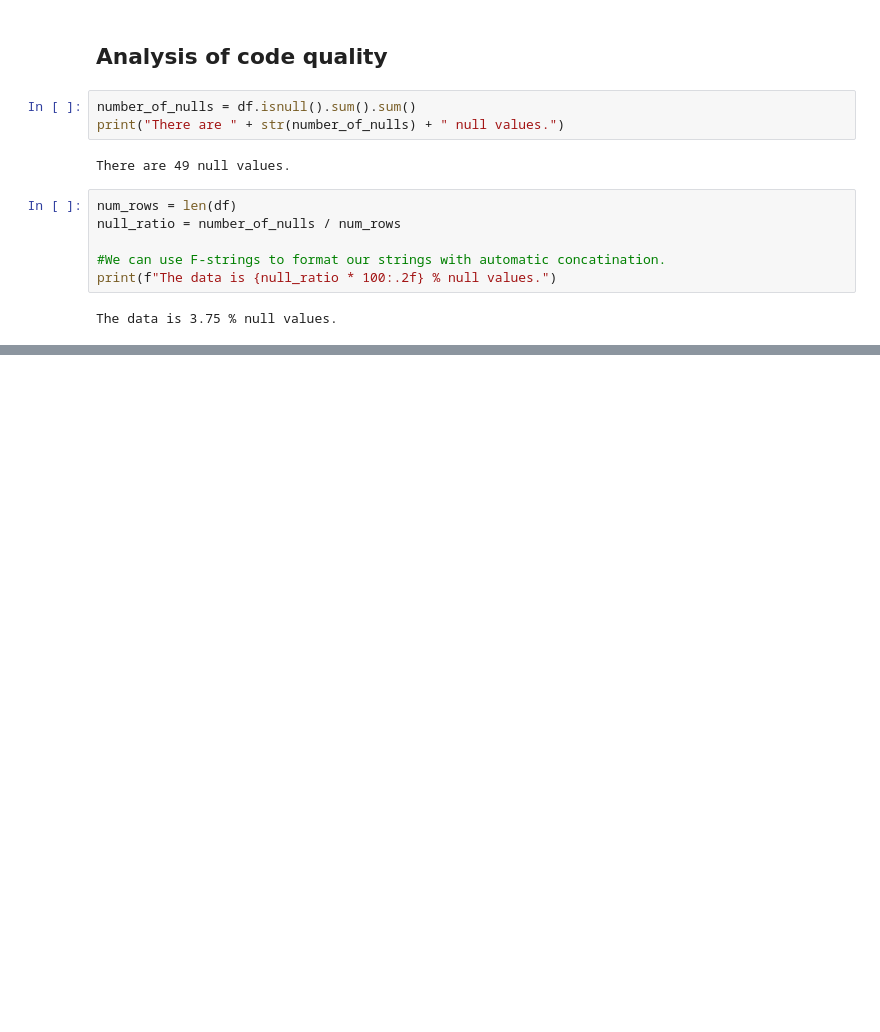
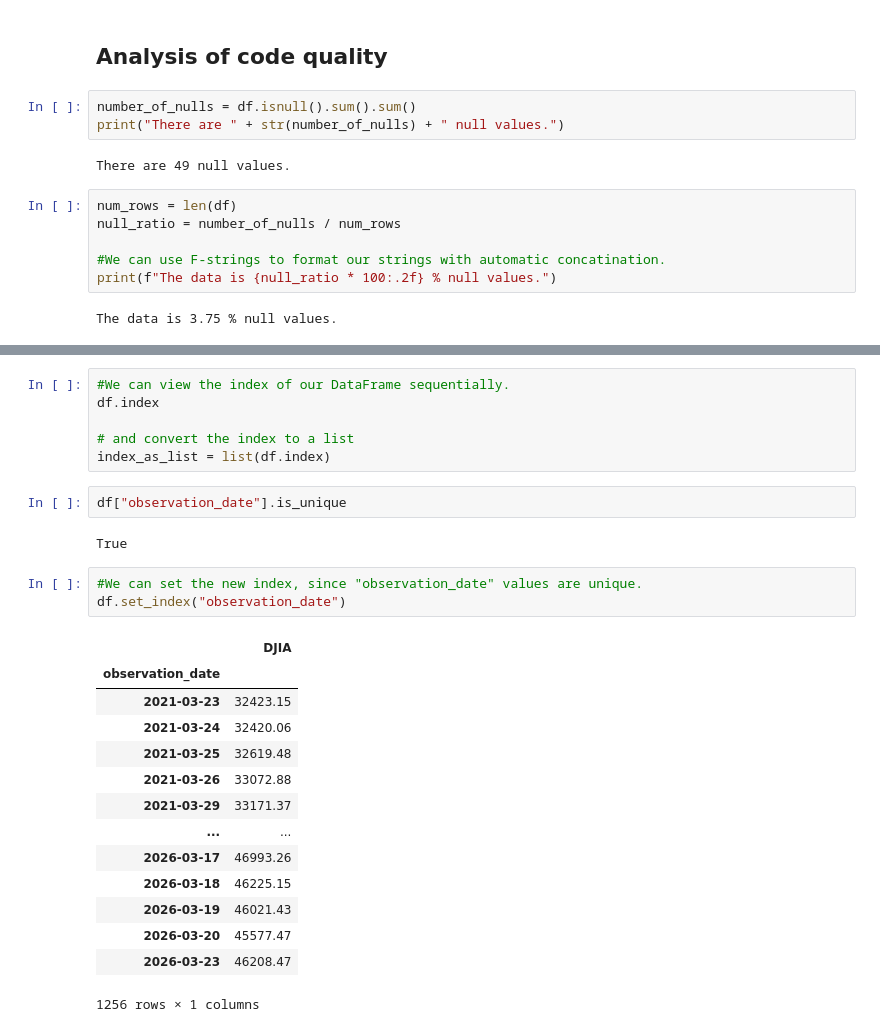
Before and after one commit to bigbirdjones/laguardia_data_analytics, a Jupyter notebook: DowJonesAnalysis.ipynb, the cells around one changed output, grey strips where cells are left out. Cells and saved outputs as stored; diff of their text form; blank space fills up the shorter version.

```diff
--- a/DowJonesAnalysis.ipynb
+++ b/DowJonesAnalysis.ipynb
@@ -37,0 +79,28 @@ ax.set(
+# %%
+#We can view the index of our DataFrame sequentially.
+df.index
+
+# and convert the index to a list
+index_as_list = list(df.index)
+# %%
+df["observation_date"].is_unique
+# %% [output]
+True
+# %%
+#We can set the new index, since "observation_date" values are unique.
+df.set_index("observation_date")
+# %% [output]
+|  | DJIA |
+| observation_date |  |
+| 2021-03-23 | 32423.15 |
+| 2021-03-24 | 32420.06 |
+| 2021-03-25 | 32619.48 |
+| 2021-03-26 | 33072.88 |
+| 2021-03-29 | 33171.37 |
+| ... | ... |
+| 2026-03-17 | 46993.26 |
+| 2026-03-18 | 46225.15 |
+| 2026-03-19 | 46021.43 |
+| 2026-03-20 | 45577.47 |
+| 2026-03-23 | 46208.47 |
+1256 rows × 1 columns
```
Also changed, not shown: parts of 5 cells of this notebook.
